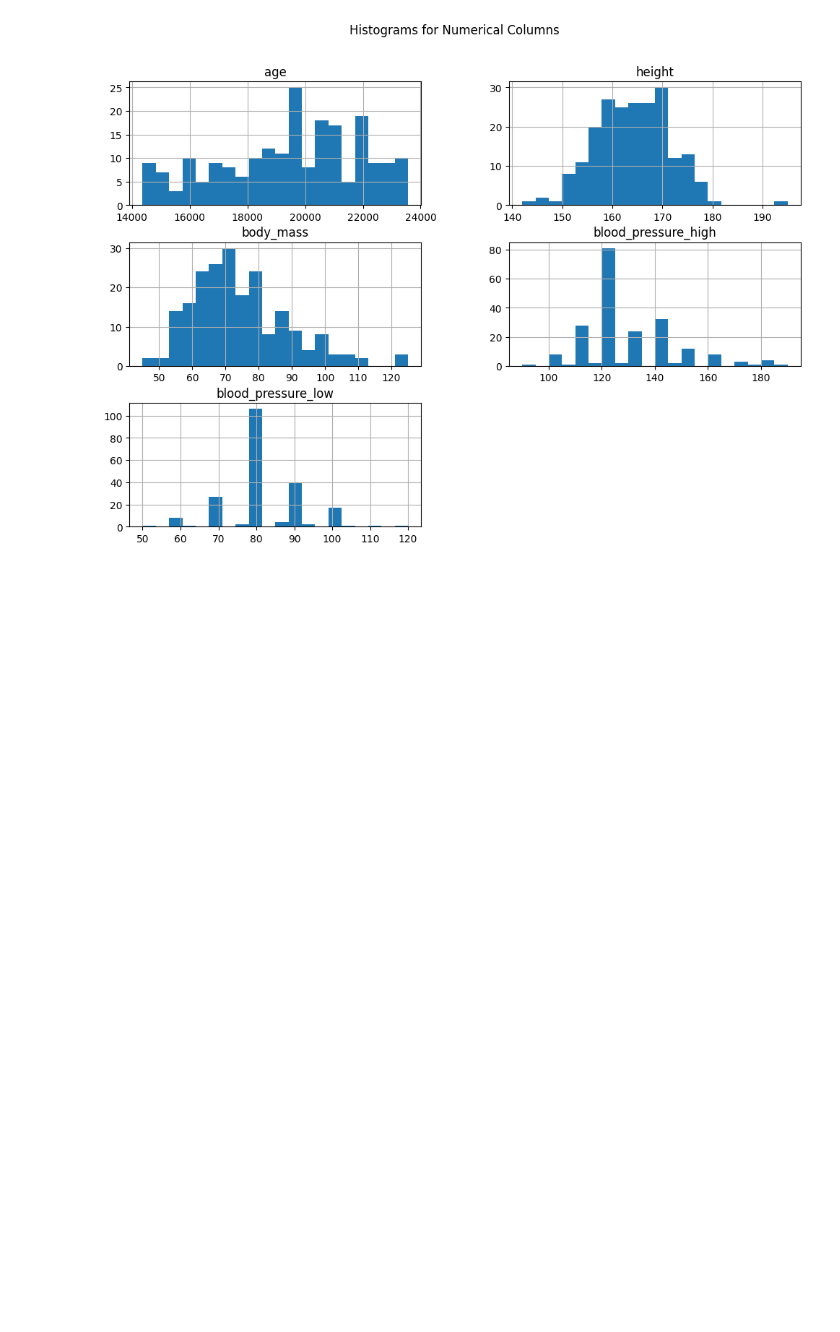
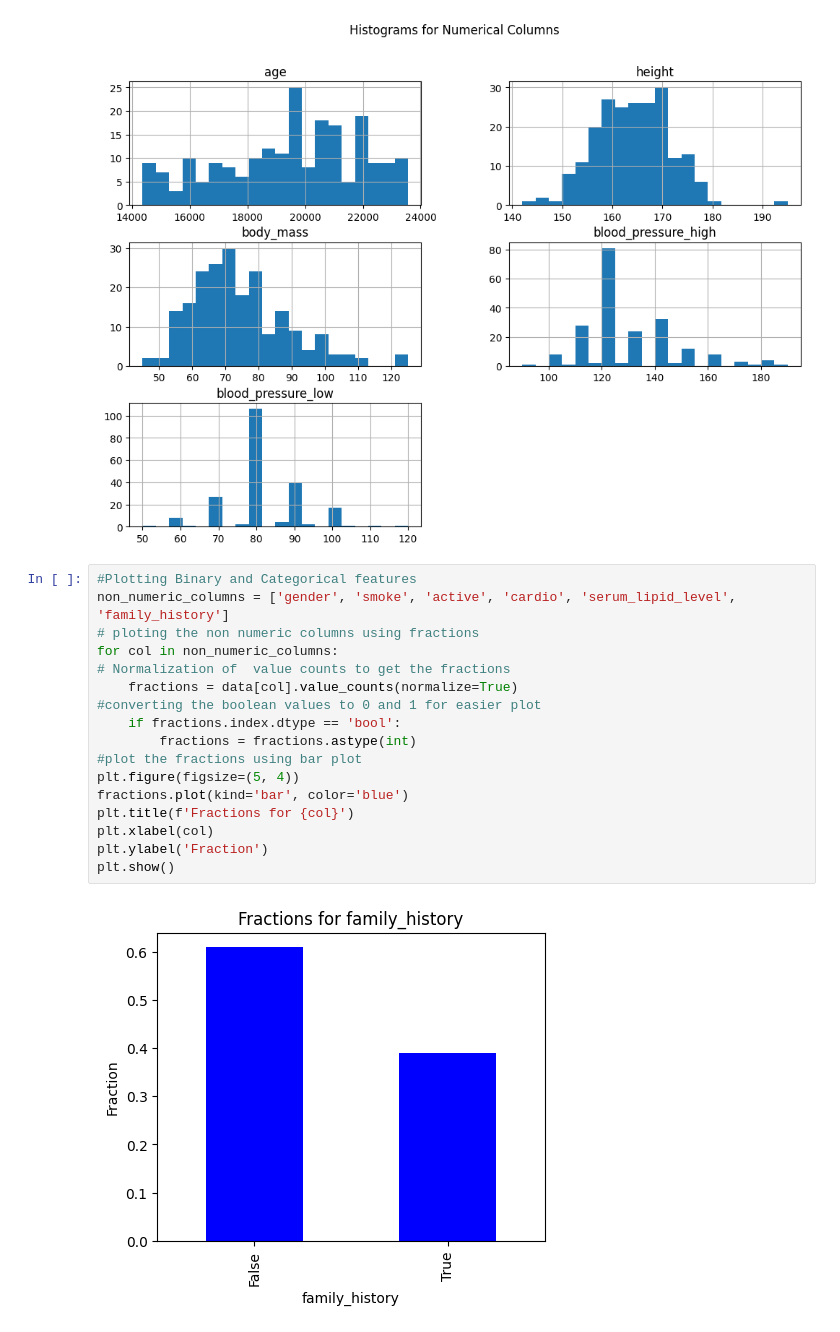
Before and after one commit to Shyamraja/CardioDataPreparation-Analysis, a Jupyter notebook: exercise.ipynb, the cells around one changed output. Cells and saved outputs as stored; diff of their text form; blank space fills up the shorter version.

Commit message:
displaying the binary and categorical features in plot

```diff
--- a/exercise.ipynb
+++ b/exercise.ipynb
@@ -266,3 +266,22 @@ plt.suptitle('Histograms for Numerical Columns')
 plt.show()
 # %% [output]
 [figure]
+# %%
+#Plotting Binary and Categorical features
+non_numeric_columns = ['gender', 'smoke', 'active', 'cardio', 'serum_lipid_level', 'family_history']
+# ploting the non numeric columns using fractions
+for col in non_numeric_columns:
+# Normalization of  value counts to get the fractions
+    fractions = data[col].value_counts(normalize=True)
+#converting the boolean values to 0 and 1 for easier plot
+    if fractions.index.dtype == 'bool':
+        fractions = fractions.astype(int)
+#plot the fractions using bar plot
+plt.figure(figsize=(5, 4))
+fractions.plot(kind='bar', color='blue')
+plt.title(f'Fractions for {col}')
+plt.xlabel(col)
+plt.ylabel('Fraction')
+plt.show()
+# %% [output]
+[figure, added]
```
Also changed, not shown: parts of 1 cell of this notebook.
